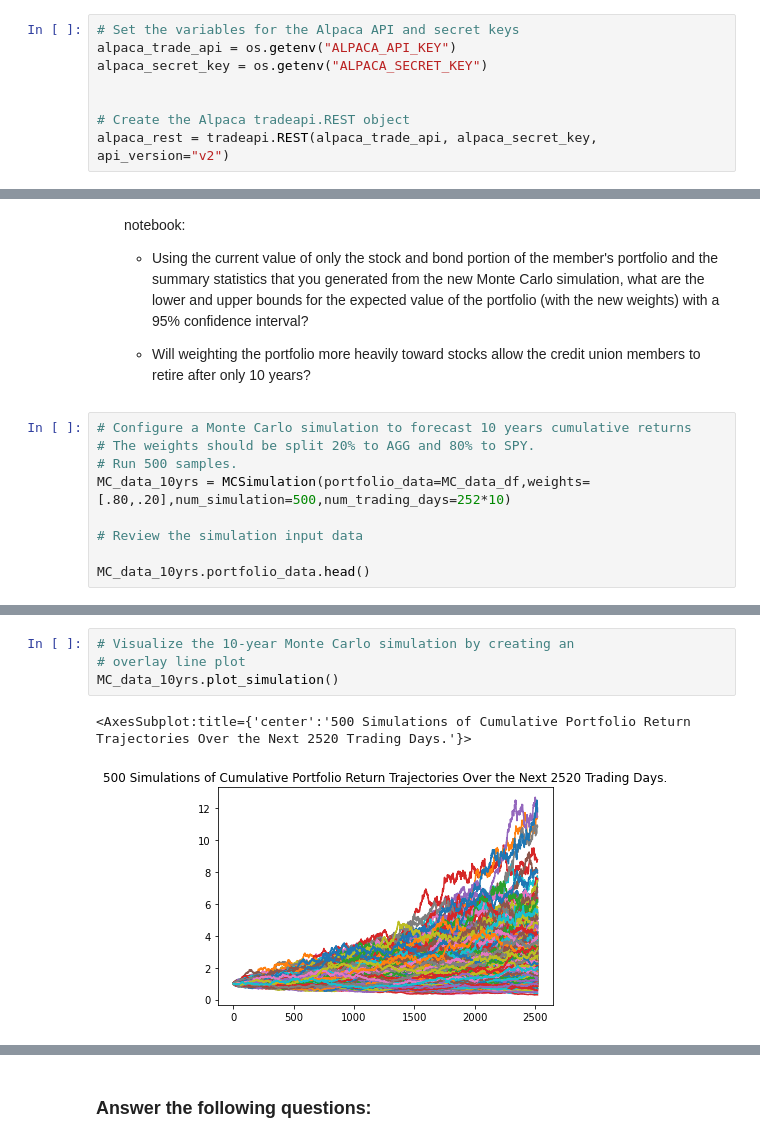
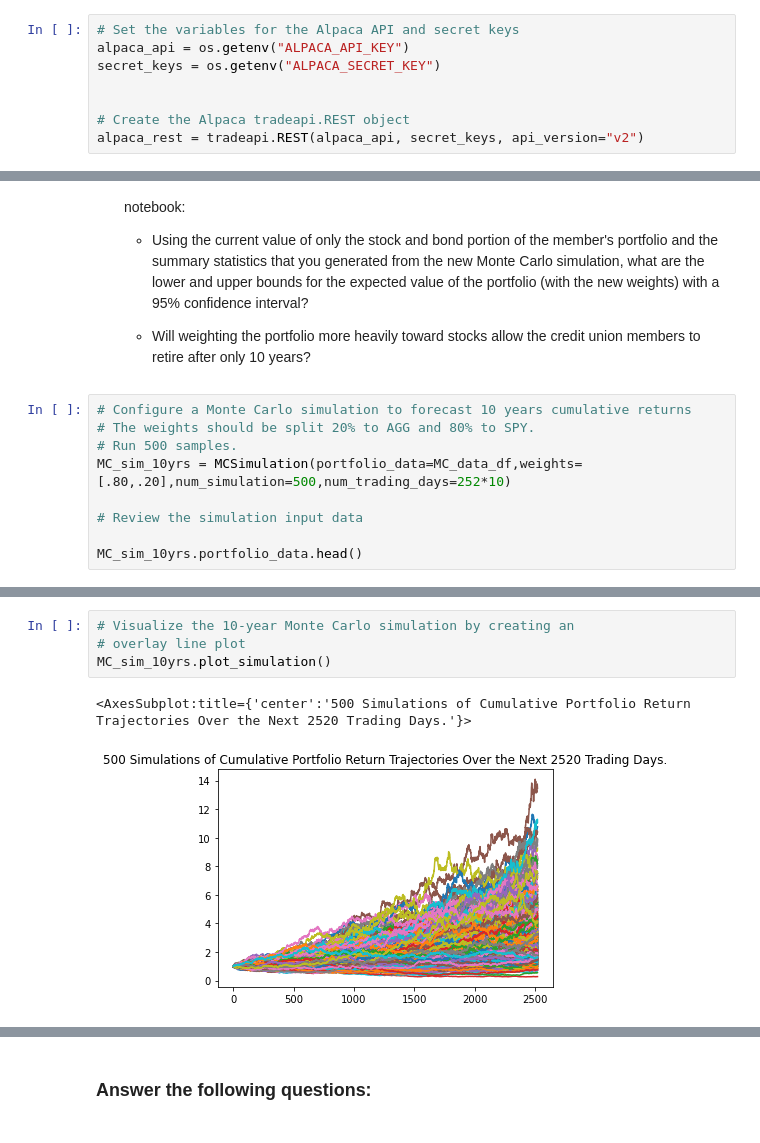
Before and after one commit to doble196/Financial_Simulations, a Jupyter notebook: 5_challenge/financial_planning_tools.ipynb, the cells around one changed output, grey strips where cells are left out. Drawn from its saved outputs; the diff is of its cells as text.

```diff
--- a/5_challenge/financial_planning_tools.ipynb
+++ b/5_challenge/financial_planning_tools.ipynb
@@ -189,12 +191,12 @@ agg_shares = 200
 #### Step 2: Set the variables for the Alpaca API and secret keys. Using the Alpaca SDK, create the Alpaca `tradeapi.REST` object. In this object, include the parameters for the Alpaca API key, the secret key, and the version number.
 # %%
 # Set the variables for the Alpaca API and secret keys
-alpaca_trade_api = os.getenv("ALPACA_API_KEY")
-alpaca_secret_key = os.getenv("ALPACA_SECRET_KEY")
+alpaca_api = os.getenv("ALPACA_API_KEY")
+secret_keys = os.getenv("ALPACA_SECRET_KEY")
 
 
 # Create the Alpaca tradeapi.REST object
-alpaca_rest = tradeapi.REST(alpaca_trade_api, alpaca_secret_key, api_version="v2")
+alpaca_rest = tradeapi.REST(alpaca_api, secret_keys, api_version="v2")
 # %% [markdown]
 #### Step 3: Set the following parameters for the Alpaca API call:
 
@@ -623,11 +613,11 @@ For this new Monte Carlo simulation, do the following:
 # Configure a Monte Carlo simulation to forecast 10 years cumulative returns
 # The weights should be split 20% to AGG and 80% to SPY.
 # Run 500 samples.
-MC_data_10yrs = MCSimulation(portfolio_data=MC_data_df,weights=[.80,.20],num_simulation=500,num_trading_days=252*10)
+MC_sim_10yrs = MCSimulation(portfolio_data=MC_data_df,weights=[.80,.20],num_simulation=500,num_trading_days=252*10)
 
 # Review the simulation input data
 
-MC_data_10yrs.portfolio_data.head()
+MC_sim_10yrs.portfolio_data.head()
 # %% [output]
 |  | SPY |  |  |  |  |  |  |  | AGG |  | ... |
 |  | open | high | low | close | volume | trade_count | vwap | daily_return | open | high | ... |
@@ -675,10 +665,10 @@ Running Monte Carlo simulation number 490.
 # %%
 # Visualize the 10-year Monte Carlo simulation by creating an
 # overlay line plot
-MC_data_10yrs.plot_simulation()
+MC_sim_10yrs.plot_simulation()
 # %% [output]
 <AxesSubplot:title={'center':'500 Simulations of Cumulative Portfolio Return Trajectories Over the Next 2520 Trading Days.'}>
-[figure, old version]
+[figure, new version]
 # %%
 # Visualize the probability distribution of the 10-year Monte Carlo simulation
 # by plotting a histogram
```
Also changed, not shown: parts of 34 cells of this notebook, 3 other files.
